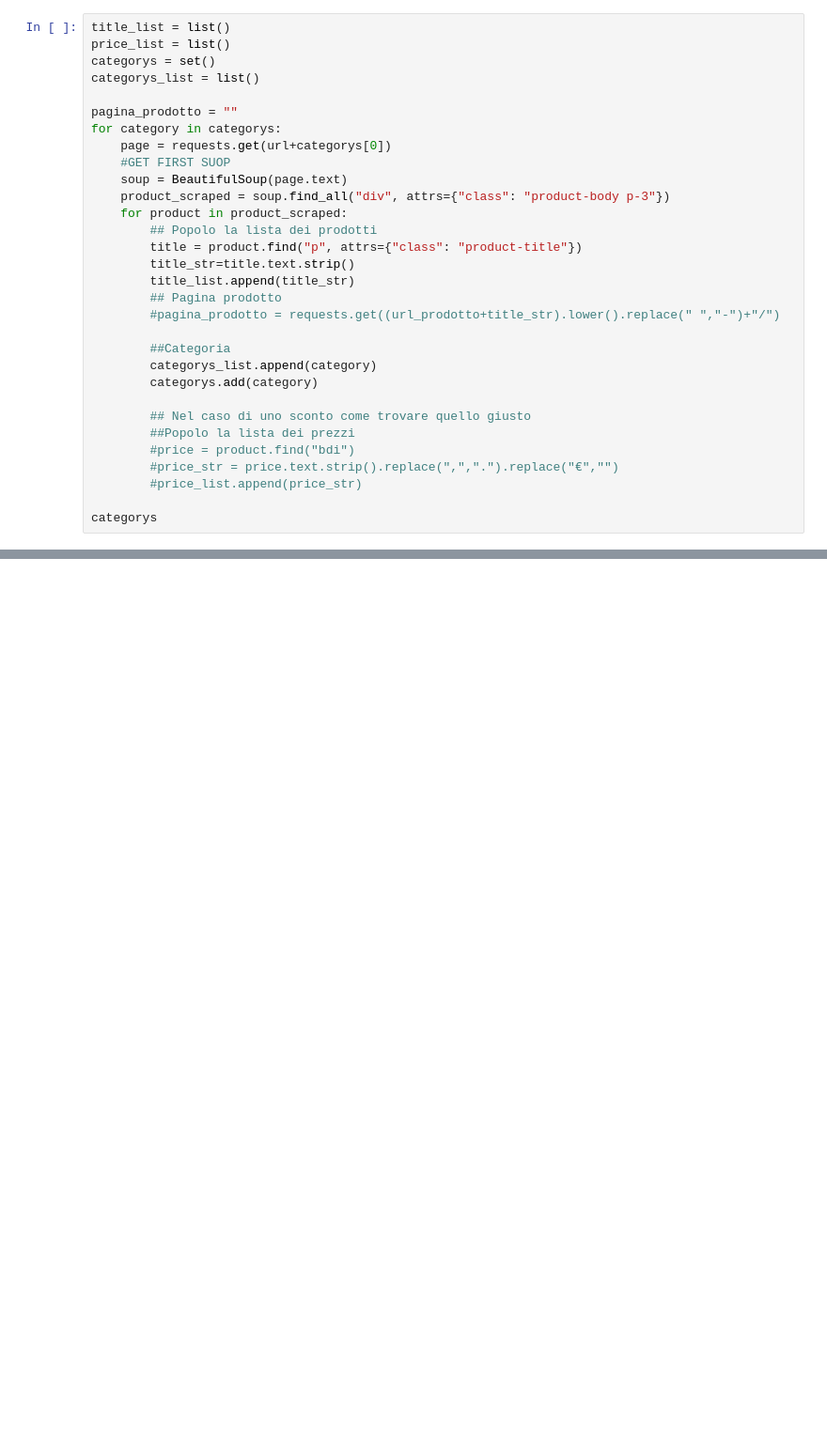
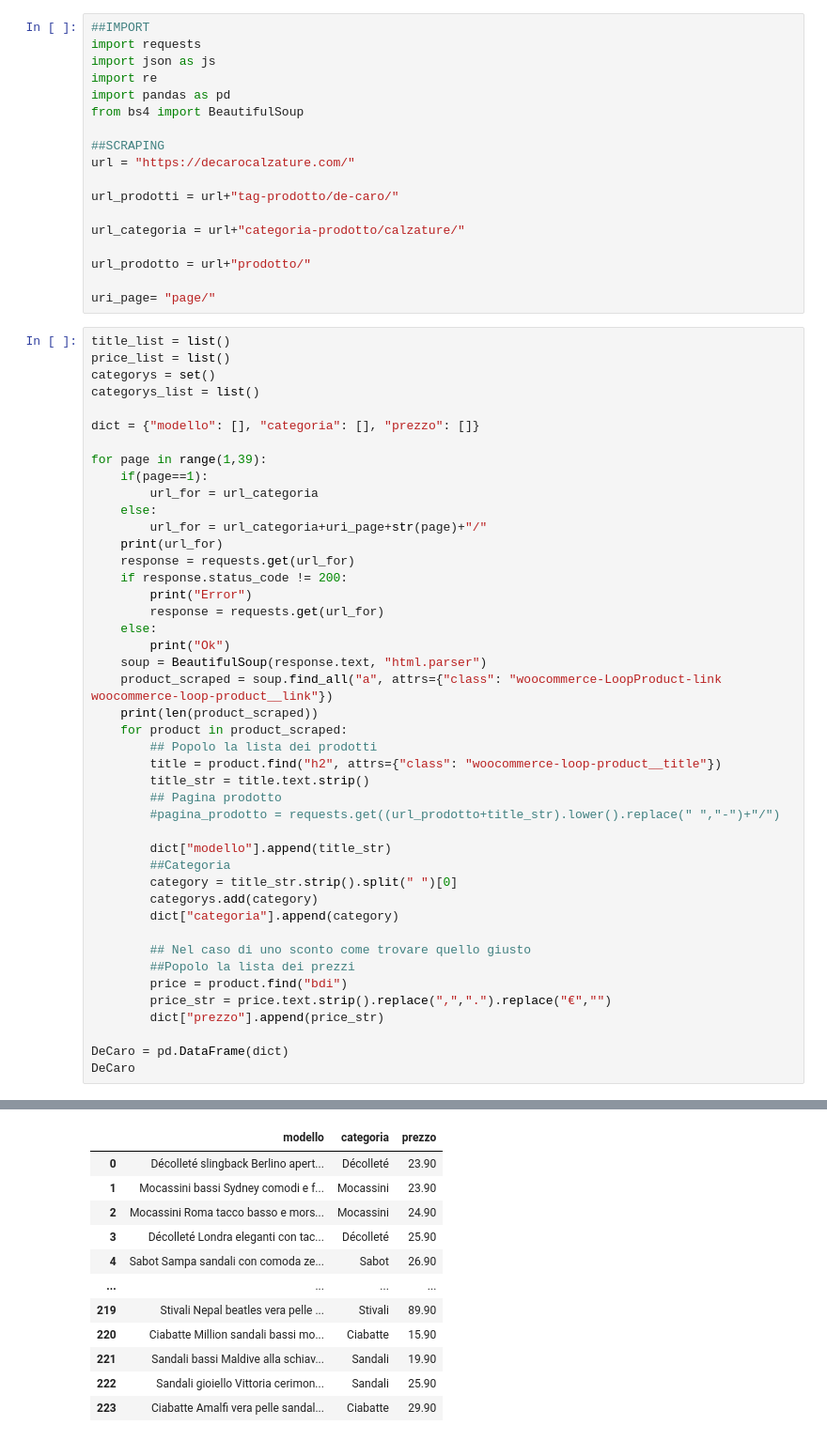
Before and after one commit to StefanoBertaccini1998/build_week_scraping, a Jupyter notebook: scraping_de_caro copy.ipynb, the cells around one changed output, grey strips where cells are left out. Shown: that part at 94% size. Cells and saved outputs as stored; diff of their text form; blank space fills up the shorter version.

```diff
--- a/scraping_de_caro copy.ipynb
+++ b/scraping_de_caro copy.ipynb
@@ -72,32 +1,63 @@ product_scraped
+# %%
+##IMPORT
+import requests
+import json as js
+import re
+import pandas as pd
+from bs4 import BeautifulSoup
+
+##SCRAPING
+url = "https://decarocalzature.com/"
+
+url_prodotti = url+"tag-prodotto/de-caro/"
+
+url_categoria = url+"categoria-prodotto/calzature/"
+
+url_prodotto = url+"prodotto/"
+
+uri_page= "page/"
 # %%
 title_list = list()
 price_list = list()
 categorys = set()
 categorys_list = list()
 
-pagina_prodotto = ""
-for category in categorys:
-    page = requests.get(url+categorys[0])
-    #GET FIRST SUOP
-    soup = BeautifulSoup(page.text)
-    product_scraped = soup.find_all("div", attrs={"class": "product-body p-3"})
+dict = {"modello": [], "categoria": [], "prezzo": []}
+
+for page in range(1,39):
+    if(page==1):
+        url_for = url_categoria
+    else:
+        url_for = url_categoria+uri_page+str(page)+"/"
+    print(url_for)
+    response = requests.get(url_for)
+    if response.status_code != 200:
+        print("Error")
+        response = requests.get(url_for)
+    else:
+        print("Ok")
+    soup = BeautifulSoup(response.text, "html.parser")
+    product_scraped = soup.find_all("a", attrs={"class": "woocommerce-LoopProduct-link woocommerce-loop-product__link"})
+    print(len(product_scraped))
     for product in product_scraped:
         ## Popolo la lista dei prodotti
-        title = product.find("p", attrs={"class": "product-title"})
-        title_str=title.text.strip()
-        title_list.append(title_str)
+        title = product.find("h2", attrs={"class": "woocommerce-loop-product__title"})
+        title_str = title.text.strip()
         ## Pagina prodotto
         #pagina_prodotto = requests.get((url_prodotto+title_str).lower().replace(" ","-")+"/")
 
+        dict["modello"].append(title_str)
         ##Categoria
-        categorys_list.append(category)
+        category = title_str.strip().split(" ")[0]
         categorys.add(category)
+        dict["categoria"].append(category)
 
         ## Nel caso di uno sconto come trovare quello giusto
         ##Popolo la lista dei prezzi
-        #price = product.find("bdi")
-        #price_str = price.text.strip().replace(",",".").replace("€","")
-        #price_list.append(price_str)
+        price = product.find("bdi")
+        price_str = price.text.strip().replace(",",".").replace("€","")
+        dict["prezzo"].append(price_str)
 
-categorys
+DeCaro = pd.DataFrame(dict)
+DeCaro
 # %% [output]
@@ -104,0 +81,12 @@ set()
+|  | modello | categoria | prezzo |
+| 0 | Décolleté slingback Berlino apert... | Décolleté | 23.90 |
+| 1 | Mocassini bassi Sydney comodi e f... | Mocassini | 23.90 |
+| 2 | Mocassini Roma tacco basso e mors... | Mocassini | 24.90 |
+| 3 | Décolleté Londra eleganti con tac... | Décolleté | 25.90 |
+| 4 | Sabot Sampa sandali con comoda ze... | Sabot | 26.90 |
+| ... | ... | ... | ... |
+| 219 | Stivali Nepal beatles vera pelle ... | Stivali | 89.90 |
+| 220 | Ciabatte Million sandali bassi mo... | Ciabatte | 15.90 |
+| 221 | Sandali bassi Maldive alla schiav... | Sandali | 19.90 |
+| 222 | Sandali gioiello Vittoria cerimon... | Sandali | 25.90 |
+| 223 | Ciabatte Amalfi vera pelle sandal... | Ciabatte | 29.90 |
```
Also changed, not shown: parts of 10 cells of this notebook, 4 other files.
